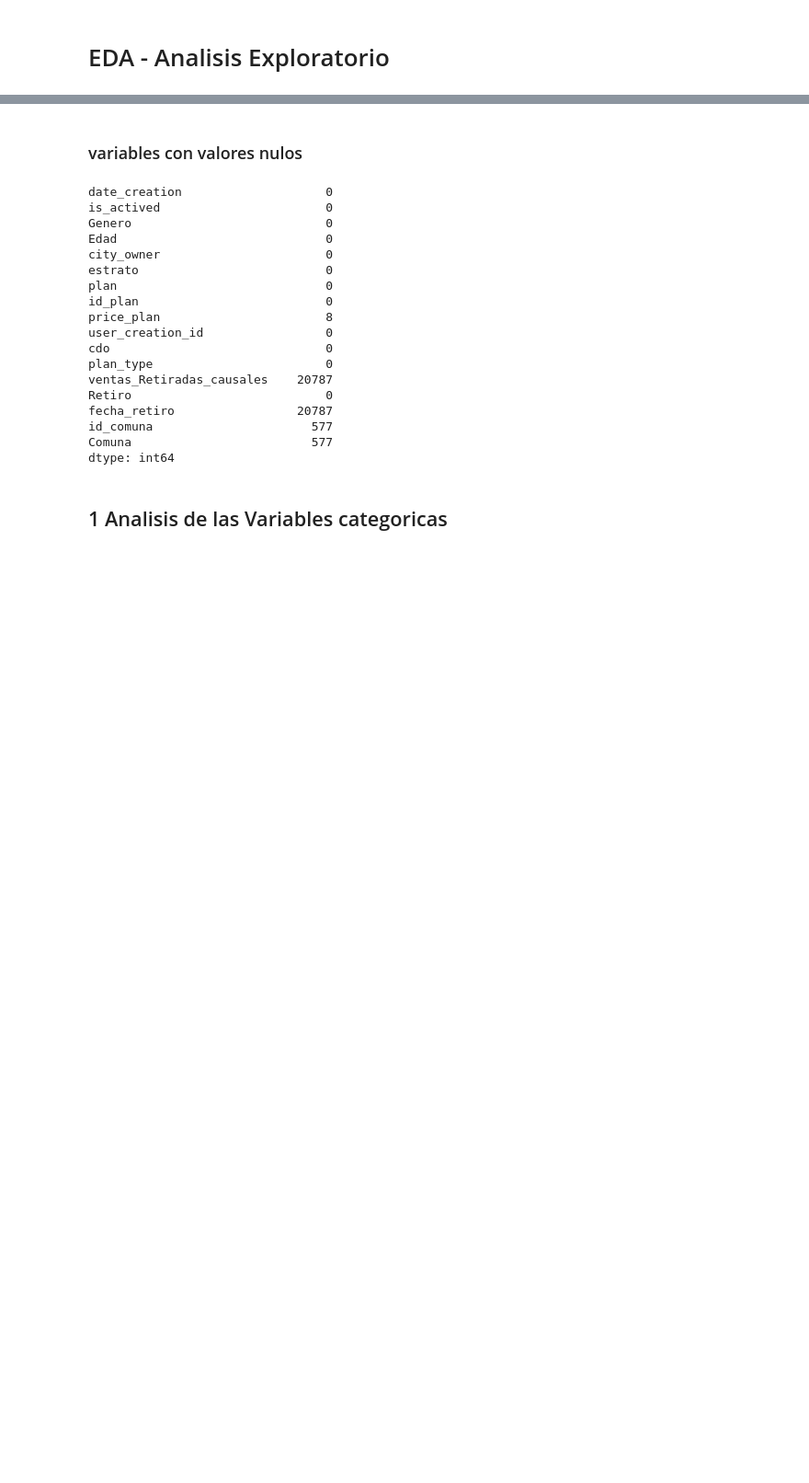
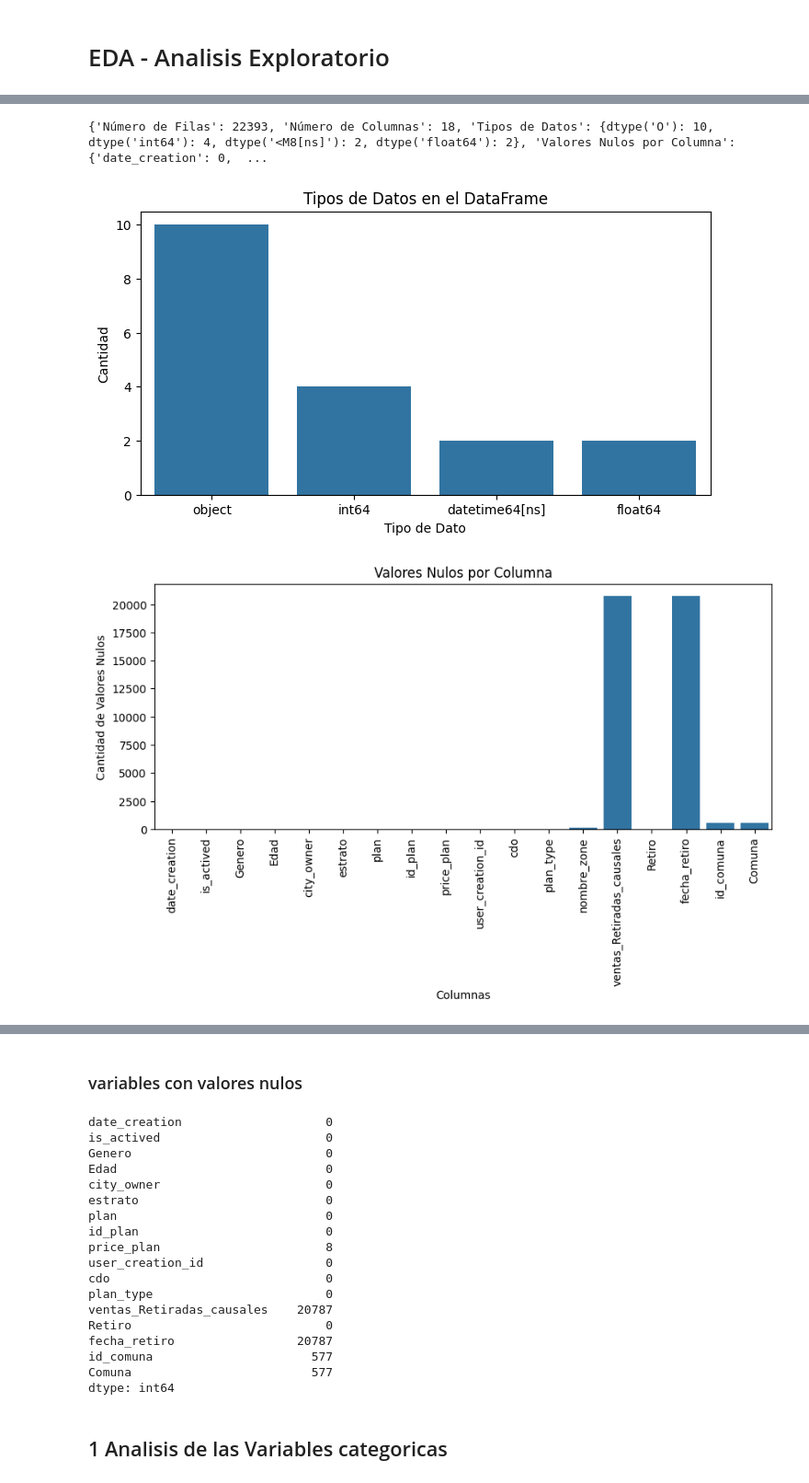
Before and after one commit to Grupos5-EDA-icesi/Analisis-Exploratorio, a Jupyter notebook: FINAL/caso_ventas4.ipynb, the cells around one changed output, grey strips where cells are left out. Shown at 92% size. Saved outputs shown, nothing was run; the diff lists cells and outputs as text; code cells hidden in the pictures; blank space fills up the shorter version.

```diff
--- a/FINAL/caso_ventas4.ipynb
+++ b/FINAL/caso_ventas4.ipynb
@@ -303,6 +299,9 @@ columnas_necesarias = [
     #'contract',                         # Número de contrato
     #'package',                         # Solicitud de empaquetamiento
     'plan_type',                        # Tipo de plan  (Internet, Dupla, Triple)
+    #'zone',                            # Zona
+    'nombre_zone',                      # Nombre de la zona (N/A, N, C, O, S)
+    #'type_ide',                        # Tipo de documento de identidad
     #'nombre_type_ide',                 # Tipo de documento de identidad
     'ventas_Retiradas_causales',        # Causales de retiro
     #'ventas_Retiradas_nombre_causal',  # Nombre de la causal de retiro
@@ -366,0 +419,32 @@ df.isna().sum().sum()   # Contar los valores nulos en total
+# %%
+# 1. ANÁLISIS DE ESTRUCTURA DEL DATAFRAME
+estructura_df = {
+    "Número de Filas": df.shape[0],
+    "Número de Columnas": df.shape[1],
+    "Tipos de Datos": df.dtypes.value_counts().to_dict(),
+    "Valores Nulos por Columna": df.isnull().sum().to_dict()
+}
+
+# Mostrar la estructura del DataFrame
+print(estructura_df)
+
+# Gráfico de Tipos de Datos
+plt.figure(figsize=(8, 4))
+sns.barplot(x=list(estructura_df["Tipos de Datos"].keys()), y=list(estructura_df["Tipos de Datos"].values()))
+plt.title('Tipos de Datos en el DataFrame')
+plt.xlabel('Tipo de Dato')
+plt.ylabel('Cantidad')
+plt.show()
+
+# Gráfico de Valores Nulos por Columna
+plt.figure(figsize=(10, 4))
+sns.barplot(x=list(estructura_df["Valores Nulos por Columna"].keys()), y=list(estructura_df["Valores Nulos por Columna"].values()))
+plt.title('Valores Nulos por Columna')
+plt.xlabel('Columnas')
+plt.ylabel('Cantidad de Valores Nulos')
+plt.xticks(rotation=90)
+plt.show()
+# %% [output]
+{'Número de Filas': 22393, 'Número de Columnas': 18, 'Tipos de Datos': {dtype('O'): 10, dtype('int64'): 4, dtype('<M8[ns]'): 2, dtype('float64'): 2}, 'Valores Nulos por Columna': {'date_creation': 0,  ...
+[figure, added]
+[figure, added]
```
Also changed, not shown: parts of 16 cells of this notebook.
